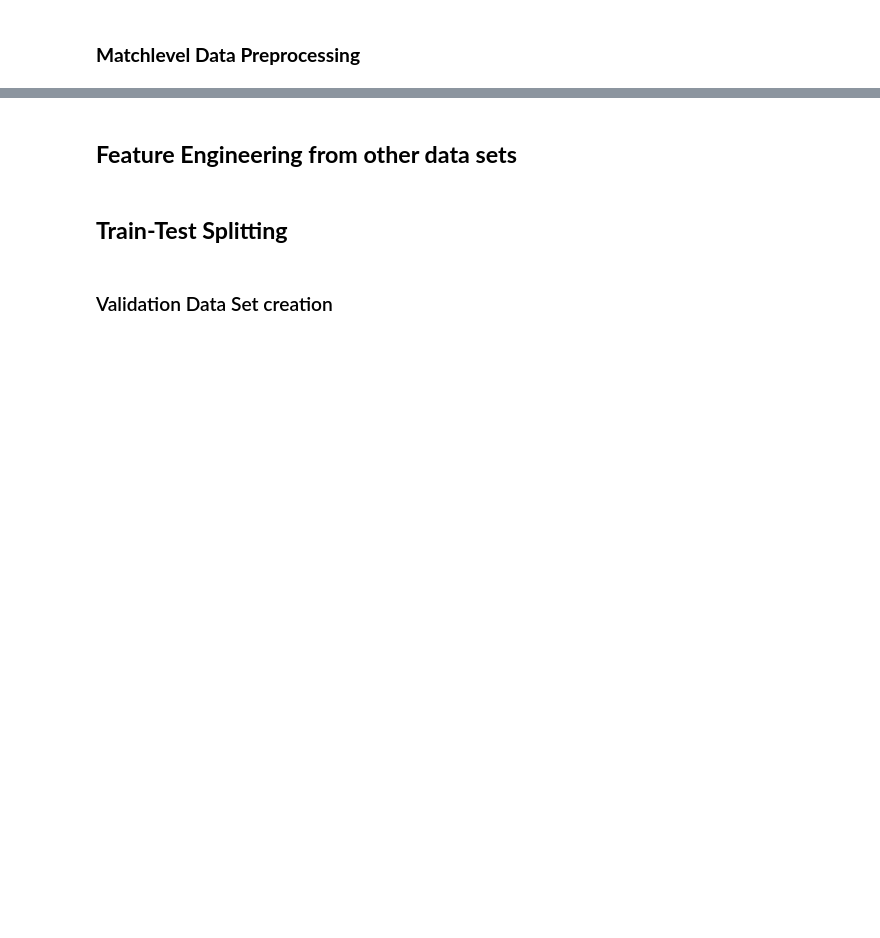
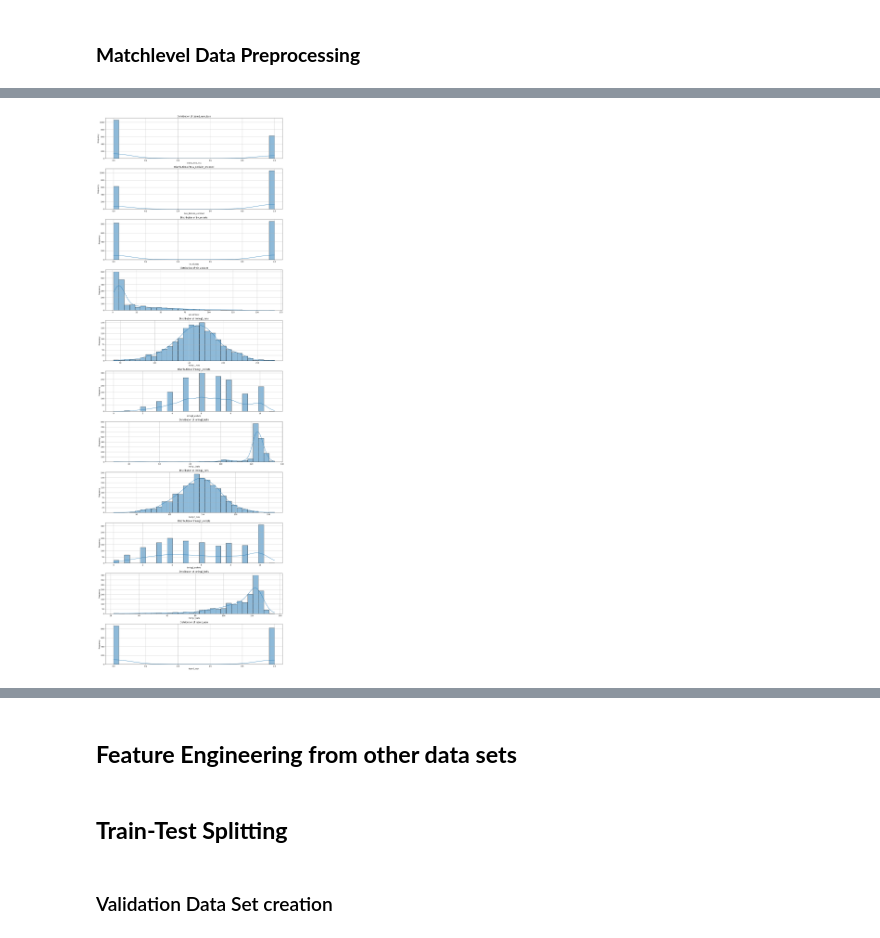
Before and after one commit to arpitkumar2004/American_Express_Project, a Jupyter notebook: Python file/pipeline.ipynb, the cells around one changed output, grey strips where cells are left out. Cells and saved outputs as stored; diff of their text form; code cells hidden in the pictures; blank space fills up the shorter version.

```diff
--- a/Python file/pipeline.ipynb
+++ b/Python file/pipeline.ipynb
@@ -771,0 +1021,5 @@ bowler_df.head()
+# %%
+# Create a new column 'team1_won_toss' based on the condition
+matchlevel_df['team1_won_toss'] = np.where(matchlevel_df['toss winner'] == matchlevel_df['team1'], 1, 0)
+
+matchlevel_df.info()
@@ -771,0 +1044,3 @@ bowler_df.head()
+# %%
+matchlevel_df=matchlevel_df.drop(columns=["team1","team2","winner","toss winner","venue","city","lighting","series_name","season","series_type","umpire1","umpire2"])
+matchlevel_df.info()
@@ -771,0 +1065,4 @@ bowler_df.head()
+# %%
+plot_distribution(matchlevel_df)
+# %% [output]
+[figure, added]
```
Also changed, not shown: parts of 56 cells of this notebook, 1 other file.
